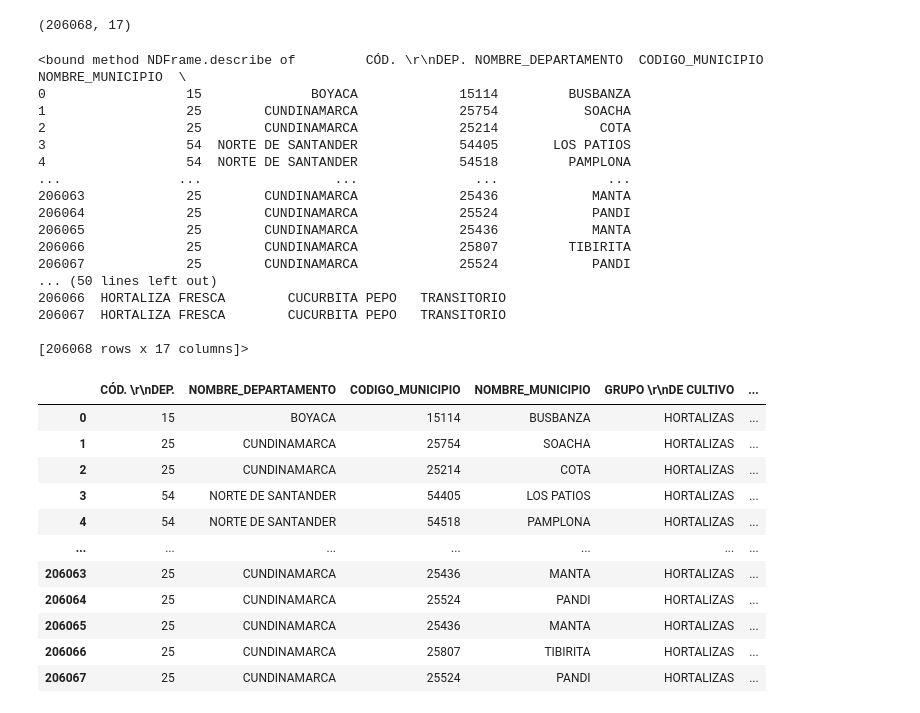
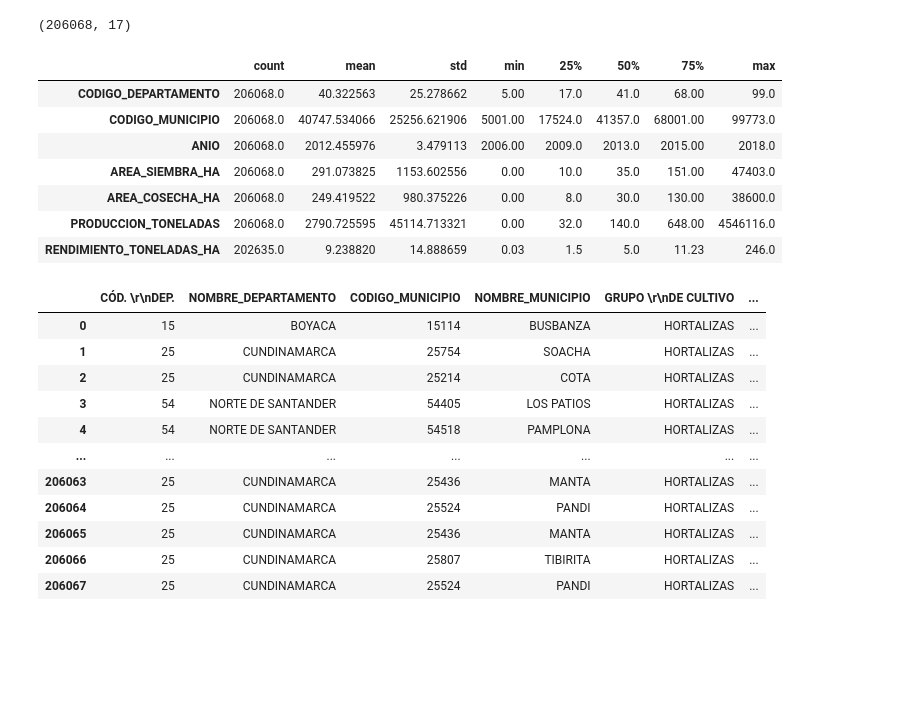
Before and after one commit to PedrazaDuban/MIAD_DSA_rotacion_cultivos, a Jupyter notebook: Scripts/ExploracionDatos.ipynb, the cells around one changed output. Saved outputs shown, nothing was run; the diff lists cells and outputs as text; code cells hidden in the pictures; blank space fills up the shorter version.

Commit message:
Update Describe

```diff
--- a/Scripts/ExploracionDatos.ipynb
+++ b/Scripts/ExploracionDatos.ipynb
@@ -27,25 +27,16 @@ evaluaciones.shape
 # %% [output]
 (206068, 17)
 # %%
-evaluaciones.describe
+evaluaciones.describe().T
 # %% [output]
-<bound method NDFrame.describe of         CÓD. \r\nDEP. NOMBRE_DEPARTAMENTO  CODIGO_MUNICIPIO NOMBRE_MUNICIPIO  \
-0                  15              BOYACA             15114         BUSBANZA
-1                  25        CUNDINAMARCA             25754           SOACHA
-2                  25        CUNDINAMARCA             25214             COTA
-3                  54  NORTE DE SANTANDER             54405       LOS PATIOS
-4                  54  NORTE DE SANTANDER             54518         PAMPLONA
-...               ...                 ...               ...              ...
-206063             25        CUNDINAMARCA             25436            MANTA
-206064             25        CUNDINAMARCA             25524            PANDI
-206065             25        CUNDINAMARCA             25436            MANTA
-206066             25        CUNDINAMARCA             25807         TIBIRITA
-206067             25        CUNDINAMARCA             25524            PANDI
-... (50 lines left out)
-206066  HORTALIZA FRESCA        CUCURBITA PEPO   TRANSITORIO
-206067  HORTALIZA FRESCA        CUCURBITA PEPO   TRANSITORIO
-
-[206068 rows x 17 columns]>
+|  | count | mean | std | min | 25% | 50% | 75% | max |
+| CODIGO_DEPARTAMENTO | 206068.0 | 40.322563 | 25.278662 | 5.00 | 17.0 | 41.0 | 68.00 | 99.0 |
+| CODIGO_MUNICIPIO | 206068.0 | 40747.534066 | 25256.621906 | 5001.00 | 17524.0 | 41357.0 | 68001.00 | 99773.0 |
+| ANIO | 206068.0 | 2012.455976 | 3.479113 | 2006.00 | 2009.0 | 2013.0 | 2015.00 | 2018.0 |
+| AREA_SIEMBRA_HA | 206068.0 | 291.073825 | 1153.602556 | 0.00 | 10.0 | 35.0 | 151.00 | 47403.0 |
+| AREA_COSECHA_HA | 206068.0 | 249.419522 | 980.375226 | 0.00 | 8.0 | 30.0 | 130.00 | 38600.0 |
+| PRODUCCION_TONELADAS | 206068.0 | 2790.725595 | 45114.713321 | 0.00 | 32.0 | 140.0 | 648.00 | 4546116.0 |
+| RENDIMIENTO_TONELADAS_HA | 202635.0 | 9.238820 | 14.888659 | 0.03 | 1.5 | 5.0 | 11.23 | 246.0 |
 # %%
 #Se realiza cambio en nombre de columnas para evitar el uso de signos de puntuación y caracteres no disponibles en un teclado en inglés
 nuevos_nombres = {
```
